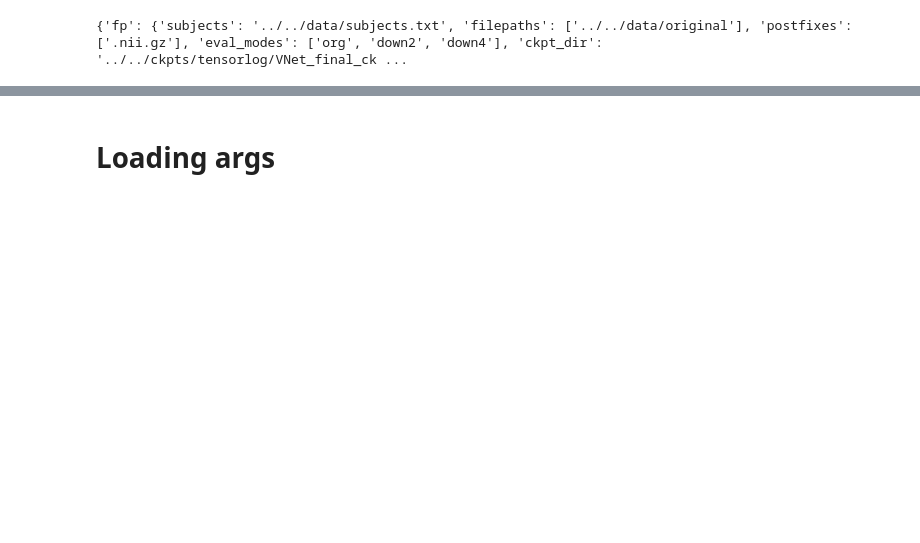
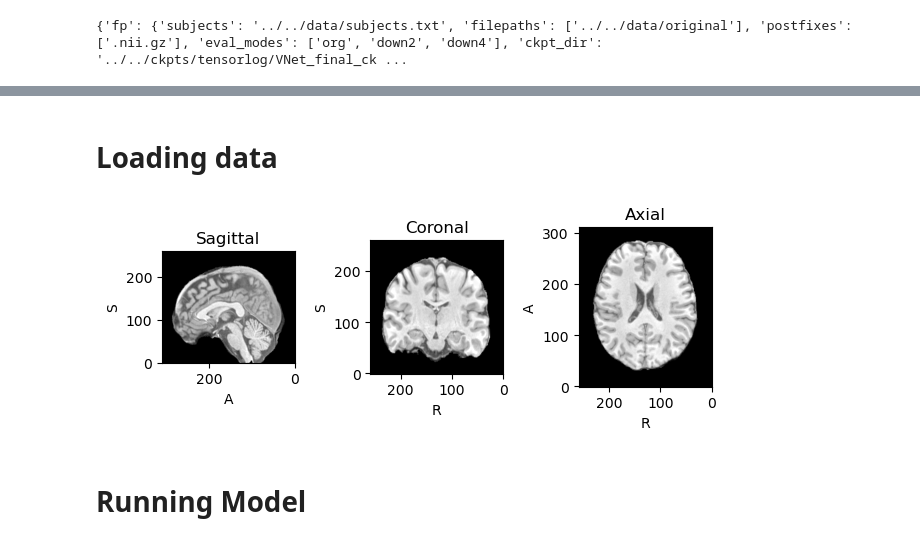
Before and after one commit to abbasilab/Synthetic_7T_MRI, a Jupyter notebook: src/eval/Run_VNet.ipynb, the cells around one changed output, grey strips where cells are left out. Cells and saved outputs as stored; diff of their text form; code cells hidden in the pictures; blank space fills up the shorter version.

Commit message:
modified:   src/dataloader/data_utils_eval.py 	modified:   src/eval/Run_VNet.ipynb 	modified:   src/eval/predict.py 	new file:   src/eval/run_vnet.py

```diff
--- a/src/eval/Run_VNet.ipynb
+++ b/src/eval/Run_VNet.ipynb
@@ -36,2 +33,2 @@ Box({'faa': {'ckpt_dir': '../../ckpts/tensorlog'}})
 # %% [markdown]
-# Loading args
+# Loading data
@@ -38 +40,42 @@ Box({'faa': {'ckpt_dir': '../../ckpts/tensorlog'}})
+# %%
+
+
+input_3T_files = get_filelist_from_path(input_3T_path)
+subjects_t1_3T = load_MRI_from_paths_list(input_3T_files, 't1_3T')
+ids_subjects = sorted([s.id for s in subjects_t1_3T])
+ids_missing_masks = []
+
+
+if input_mask_path is None:
+    print('No mask path provided, using default mask generation for post-processing')
+    print('NOTE: this pipeline expects the images to be brain stripped!')
+    input_mask_path = None
+    subjects_mask = []
+    ids_missing_masks = ids_subjects
+
+if input_mask_path is not None:
+    # load masks if provided
+    input_mask_files = get_filelist_from_path(input_mask_path)
+    subjects_mask = load_mask_from_paths_list(input_mask_files)
+    ids_masks = sorted([s.id for s in subjects_mask])
+
+    if ids_subjects != ids_masks:
+        # checck if all subjects have a corresponding mask
+        ids_missing_masks = list(set(ids_subjects) - set(ids_masks))
+        print("id of subjects and masks do not match.\n" \
+            f"missing masks for subjects {ids_missing_masks}\n"
+            "using default mask generation for post-processing of these subjects")
+# %%
+subjects_missing_masks = [s for s in subjects_t1_3T if s.id in ids_missing_masks]
+for subject_for_maskgen in subjects_missing_masks:
+    generated_mask = default_mask_generation(subject_for_maskgen)
+    subjects_mask.append(generated_mask)
+# %%
+subjects_dataset = tio.SubjectsDataset(apply_mask_to_subject(subjects_t1_3T, subjects_mask))
+# %%
+subjects_dataset[0].t1_3T.plot()
+# %% [output]
+[figure, added]
+# %% [markdown]
+# Running Model
 # %%
```
Also changed, not shown: parts of 25 cells of this notebook, 3 other files.
